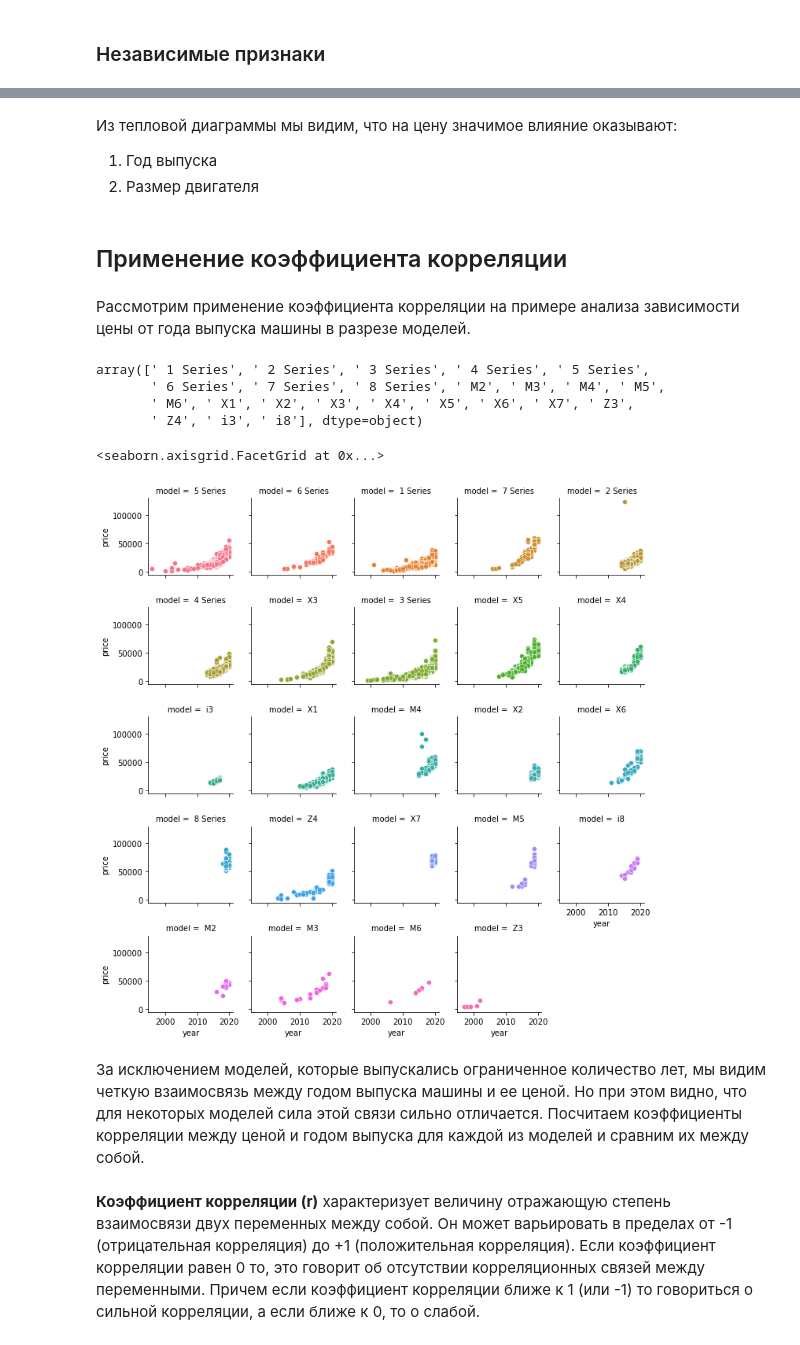
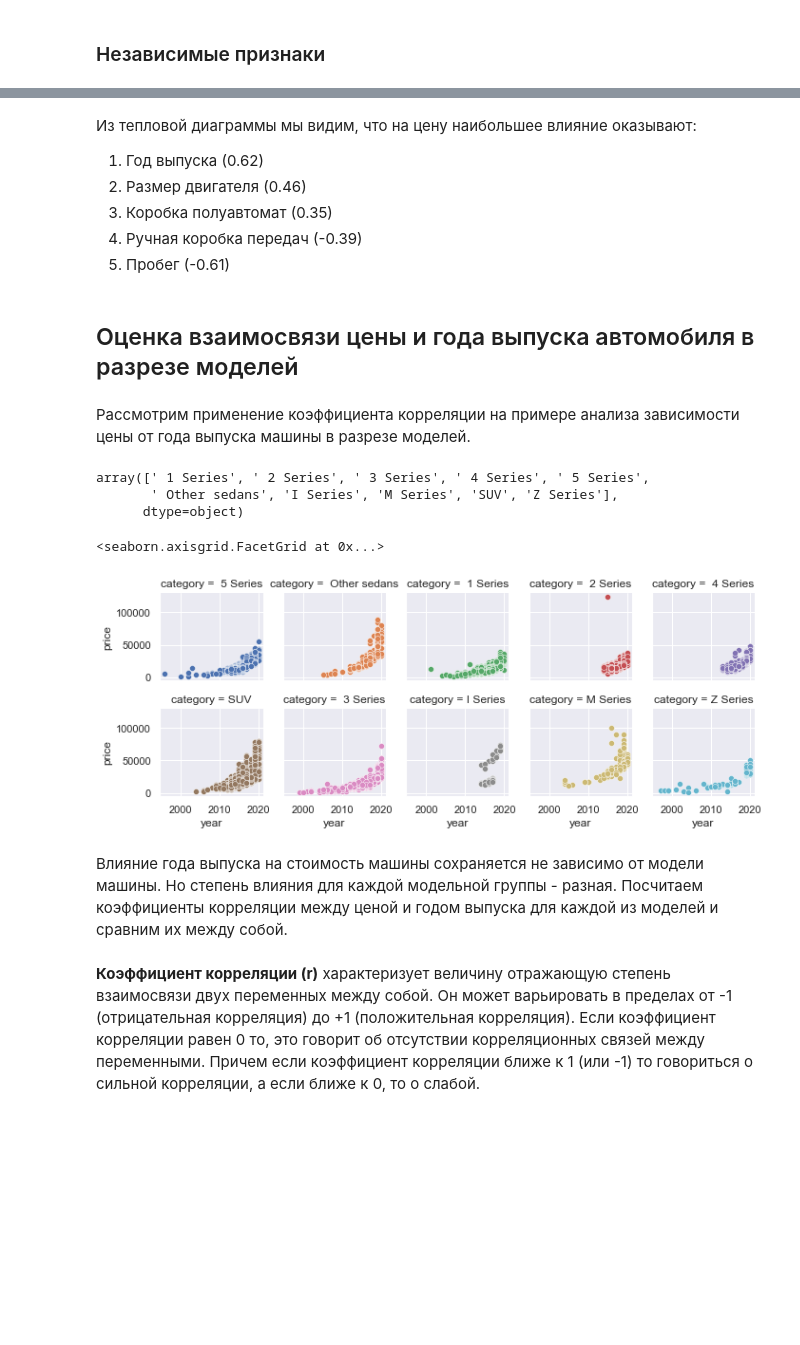
Before and after one commit to kamyninatatyana/D-GB-ProbTheory, a Jupyter notebook: PT_Course_project.ipynb, the cells around one changed output, grey strips where cells are left out. Drawn from its saved outputs; the diff is of its cells as text; code cells hidden in the pictures; blank space fills up the shorter version.

```diff
--- a/PT_Course_project.ipynb
+++ b/PT_Course_project.ipynb
@@ -262,4 +144,0 @@ df_std[0], df_std[1]
-# %%
-price_std = [row[0] for row in df_std]
-df['price_std'] = price_std
-df.head()
@@ -309,0 +582,4 @@ Statistic: 366.795
+# %%
+sns.set_style('whitegrid')
+sns.boxplot(data = df , x = 'engines' , y = 'tax')
+sns.set(rc={'figure.figsize':(6, 4)})
@@ -309,0 +625,20 @@ Statistic: 366.795
+# %%
+mpg_dict = {45: (5.5, 8.8, 19.1, 20.8, 21.9, 22.1, 22.6, 22.8, 23.2, 23.3, 23.7, 24.1, 24.4,\
+                    24.6, 24.8, 25.2, 25.4, 26.4, 26.6, 26.7, 26.9, 27.2, 27.4, 27.7, 28.5, 28.8, \
+                    29.1, 29.4, 29.7, 30.1, 30.4, 30.7, 31.0, 31.4, 31.7, 32.1, 32.5, 32.8, 33.2, 33.6, 34.0, 34.4, \
+                    34.5, 34.9, 35.3, 35.8, 36.2, 36.7, 37.2, 37.7, 38.2, 38.7, 39.2, 39.8, 40.4, \
+                    40.9, 41.5, 42.2, 42.8, 43.5, 44.1, 44.8),
+               55: (45.6, 46.3, 47.1, 47.9, 48.7, 49.6, 50.4, 51.4, 52.3, 53.3, 54.3),
+               65: (55.4, 55.5, 56.5, 57.6, 57.7, 58.9, 60.1, 61.4, 62.8, 64.2),
+              190: (65.7, 67.3, 68.9, 70.6, 72.4, 74.3, 78.5, 83.1, 85.6, 113.0, 128.4, 134.5, 135.5,\
+                    141.2, 141.3, 148.7, 156.9, 188.3, 470.8)}
+
+mpgs = []
+
+for mpg in df['mpg']:
+    for key, value in mpg_dict.items():
+        if mpg in value:
+            mpgs.append(key)
+
+df['mpgs'] = mpgs
+df.head()
@@ -309,0 +678,6 @@ Statistic: 366.795
+# %%
+def code_median(df, cat_feature, real_feature):
+    return (df[cat_feature].map(df.groupby(cat_feature)[real_feature].median()))
+
+df['model_median_price'] = code_median(df, 'model', 'price')
+df.head()
@@ -331,27 +780,29 @@ heatmap.set_title('Features Correlating with Price', fontdict={'fontsize':18}, p
 # %% [markdown]
-Из тепловой диаграммы мы видим, что на цену значимое влияние оказывают:
-1. Год выпуска
-2. Размер двигателя
+Из тепловой диаграммы мы видим, что на цену наибольшее влияние оказывают:
+1. Год выпуска (0.62)
+2. Размер двигателя (0.46)
+3. Коробка полуавтомат (0.35)
+4. Ручная коробка передач (-0.39)
+5. Пробег (-0.61)
-# %% [markdown]
-## Применение коэффициента корреляции
+# %% [markdown]
+## Оценка взаимосвязи цены и года выпуска автомобиля в разрезе моделей
 # %% [markdown]
 Рассмотрим применение коэффициента корреляции на примере анализа зависимости цены от года выпуска машины в разрезе моделей.
 # %%
-model_list = np.unique(df['model'])
+model_list = np.unique(df['category'])
 model_list
 # %% [output]
 array([' 1 Series', ' 2 Series', ' 3 Series', ' 4 Series', ' 5 Series',
-       ' 6 Series', ' 7 Series', ' 8 Series', ' M2', ' M3', ' M4', ' M5',
-       ' M6', ' X1', ' X2', ' X3', ' X4', ' X5', ' X6', ' X7', ' Z3',
-       ' Z4', ' i3', ' i8'], dtype=object)
+       ' Other sedans', 'I Series', 'M Series', 'SUV', 'Z Series'],
+      dtype=object)
 # %%
-grid = sns.FacetGrid(df, col="model", hue="model", col_wrap=5, height=2)
+grid = sns.FacetGrid(df, col="category", hue="category", col_wrap=5, height=2)
 grid.map(sns.scatterplot, "year", "price")
 # %% [output]
 <seaborn.axisgrid.FacetGrid at 0x...>
-[figure, old version]
+[figure, new version]
 # %% [markdown]
-За исключением моделей, которые выпускались ограниченное количество лет, мы видим четкую взаимосвязь между годом выпуска машины и ее ценой. Но при этом видно, что для некоторых моделей сила этой связи сильно отличается. Посчитаем коэффициенты корреляции между ценой и годом выпуска для каждой из моделей и сравним их между собой.
+Влияние года выпуска на стоимость машины сохраняется не зависимо от модели машины. Но степень влияния для каждой модельной группы - разная. Посчитаем коэффициенты корреляции между ценой и годом выпуска для каждой из моделей и сравним их между собой.
 # %% [markdown]
 <b>Коэффициент корреляции (r)</b> характеризует величину отражающую степень взаимосвязи двух переменных между собой. Он может варьировать в пределах от -1 (отрицательная корреляция) до +1 (положительная корреляция). Если коэффициент корреляции равен 0 то, это говорит об отсутствии корреляционных связей между переменными. Причем если коэффициент корреляции ближе к 1 (или -1) то говориться о сильной корреляции, а если ближе к 0, то о слабой.
 # %%
```
Also changed, not shown: parts of 169 cells of this notebook.
